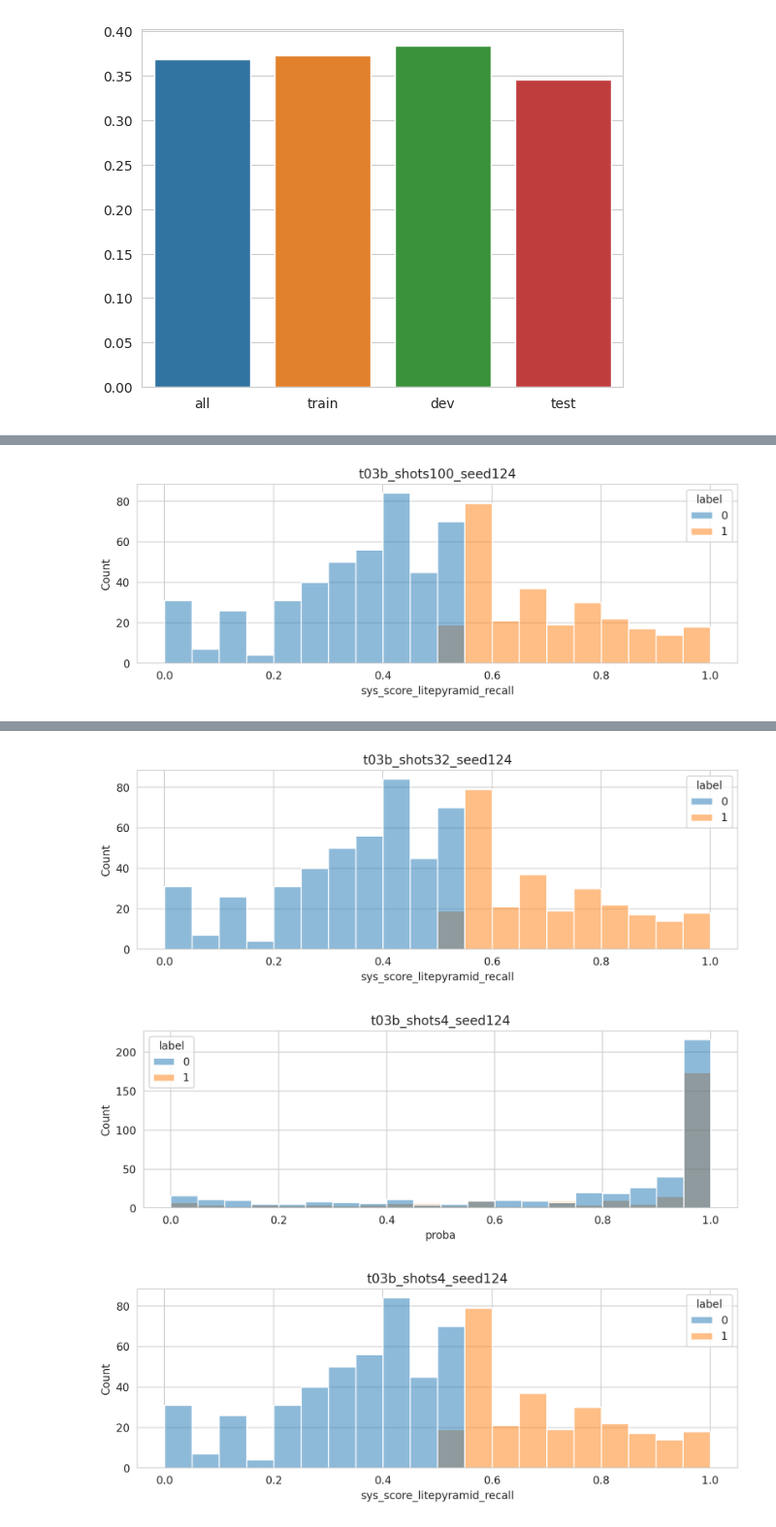
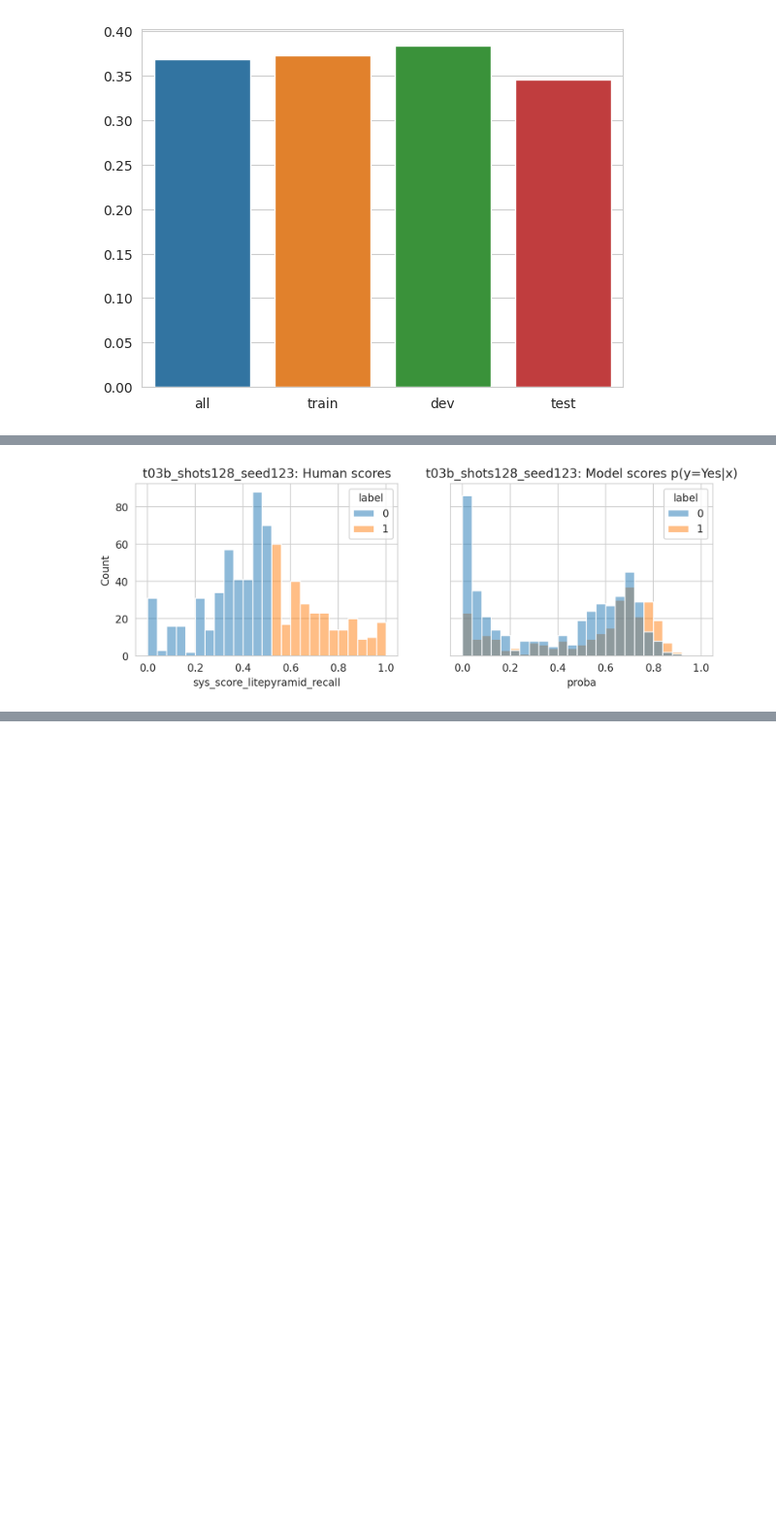
Before and after one commit to PastelBelem8/t-few, a Jupyter notebook: notebooks/2.DatasetBaselines.ipynb, the cells around one changed output, grey strips where cells are left out. Shown at 97% size. Saved outputs shown, nothing was run; the diff lists cells and outputs as text; code cells hidden in the pictures; blank space fills up the shorter version.

```diff
--- a/notebooks/2.DatasetBaselines.ipynb
+++ b/notebooks/2.DatasetBaselines.ipynb
@@ -297,6 +297,8 @@ def compute_metrics(df: pd.DataFrame):
     metrics["fn"] = fn
     metrics["tp"] = tp
     metrics["n"] = len(df)
+    metrics["fpr"] = fp / (fp + tn)
+    metrics["fnr"] = 1 - metrics["recall"]
 
     metrics["accuracy"] = accuracy_score(**kwargs)
 
@@ -367,7 +369,11 @@ Computing kendalltau with litepyramid_recall col
 # %% [markdown]
 ### Get T0 baseline correlations
 # %%
-dev_baselines, test_baselines = get_t0_baselines("REALSumm", "2class", "./experiments/summ_data")
+dev_baselines, test_baselines = get_t0_baselines(
+    "REALSumm",
+    "2class",
+    "./experiments/summ_data/",
+    output_dir="./t-few-master/exp_out_2022_sep_10")
 print("=" * 80)
 print(" " *30,"DEV SET", " "*30)
 print("=" * 80)
@@ -440,11 +453,11 @@ def get_kshot_files(dataset_name: str, dataset_classes: str, parent_dir: str, ou
         model = exp_name.split("_")[0]
 
         shot_idx = exp_name.index("shots")
-        shot = next(takewhile(str.isdigit, exp_name[shot_idx + 5:].split("_")))
+        shot = next(takewhile(str.isdigit, exp_name[shot_idx + len("shots"):].split("_")))
         shot = int(shot)
 
         seed_idx = exp_name.index("seed")
-        seed = next(takewhile(str.isdigit, exp_name[seed_idx + 5:].split("_")))
+        seed = next(takewhile(str.isdigit, exp_name[seed_idx + len("seed"):].split("_")))
         seed = int(seed)
 
         return (model, shot, seed)
@@ -457,8 +470,8 @@ def get_kshot_files(dataset_name: str, dataset_classes: str, parent_dir: str, ou
 
         return datasets
 
-    output_dir = f"{output_dir}/{dataset_name.lower()}"
-    files = "t03b_*_shots*"
+    output_dir = f"{output_dir}/{dataset_name.lower()}/{dataset_classes}"
+    files = f"t03b_*_{dataset_classes}_*_shots*"
 
     dev_filepaths = glob(os.path.join(output_dir, files, "dev_pred.txt"))
     print(f"Find {len(dev_filepaths)} experiments fit into {files}")
@@ -505,5 +518,6 @@ def get_kshot_files(dataset_name: str, dataset_classes: str, parent_dir: str, ou
     return dev_corpora, test_corpora
 
 
-dev_shots, test_shots = get_kshot_files("REALSumm", "2class", "./experiments/summ_data")
+dev_shots, test_shots = get_kshot_files(
+    "REALSumm", "2class", "./experiments/summ_data", output_dir="./t-few-master/exp_out_2022_sep_10")
 # %% [output]
@@ -833,7 +885,7 @@ sns.barplot(x=["all", "train", "dev", "test"],
 <AxesSubplot:>
 [figure]
 # %%
-hist_kwargs = {"bins": 20, "binrange": (0,1), "hue": "label"}
+hist_kwargs = {"bins": 25, "binrange": (0,1), "hue": "label"}
 sns.histplot(data=realsumm_train, x="sys_score_litepyramid_recall", **hist_kwargs)
 # %% [output]
 <AxesSubplot:xlabel='sys_score_litepyramid_recall', ylabel='Count'>
@@ -857,20 +909,21 @@ sns.histplot(data=realsumm_all, x="sys_score_litepyramid_recall", **hist_kwargs)
 dev_exp_names = sorted(dev_shots.keys())
 
 
-for exp_name in dev_exp_names[::10]:
+for exp_name in dev_exp_names[::14]:
     exp_values = dev_shots[exp_name]
     scores = np.exp(exp_values["log.scores_class_1"])
     exp_values["proba"] = scores
 
-    plt.figure(figsize=(10, 3), dpi=200)
-    sns.histplot(data=exp_values, x="proba", **hist_kwargs)
-    plt.title(exp_name)
-    plt.show()
+    fig, axes = plt.subplots(1, 2, sharex=True, sharey=True, figsize=(10, 3), dpi=200)
 
+    # Plot human eval scores
+    sns.histplot(data=exp_values, x="sys_score_litepyramid_recall", **hist_kwargs, ax=axes[0])
+    axes[0].set_title(f"{exp_name}: Human scores")
 
-    plt.figure(figsize=(10, 3), dpi=200)
-    sns.histplot(data=exp_values, x="sys_score_litepyramid_recall", **hist_kwargs)
-    plt.title(exp_name)
+    # Plot model scores
+    sns.histplot(data=exp_values, x="proba", **hist_kwargs, ax=axes[1])
+    axes[1].set_title(f"{exp_name}: Model scores p(y=Yes|x)")
+
     plt.show()
 
     print("\n\n\n")
@@ -879 +932 @@ for exp_name in dev_exp_names[::10]:
-[figure, old version]
+[figure, new version]
@@ -885,3 +937,0 @@ for exp_name in dev_exp_names[::10]:
-[figure, removed]
-[figure, removed]
-[figure, removed]
```
Also changed, not shown: parts of 32 cells of this notebook, 4 other files.
